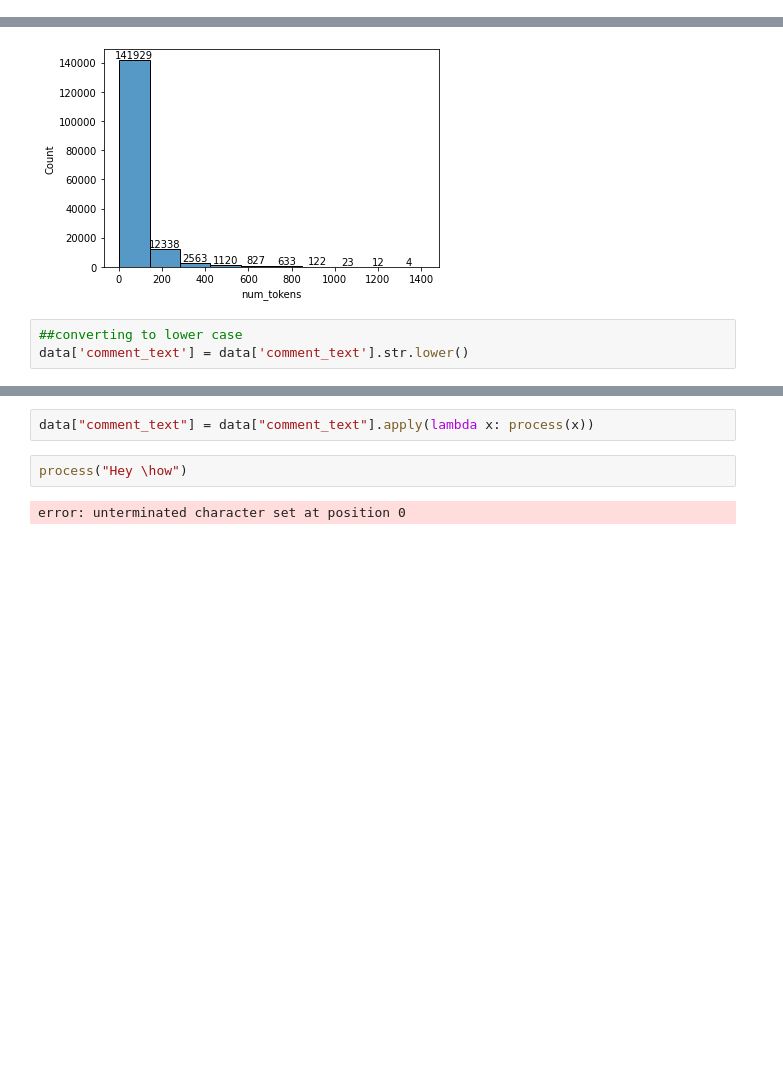
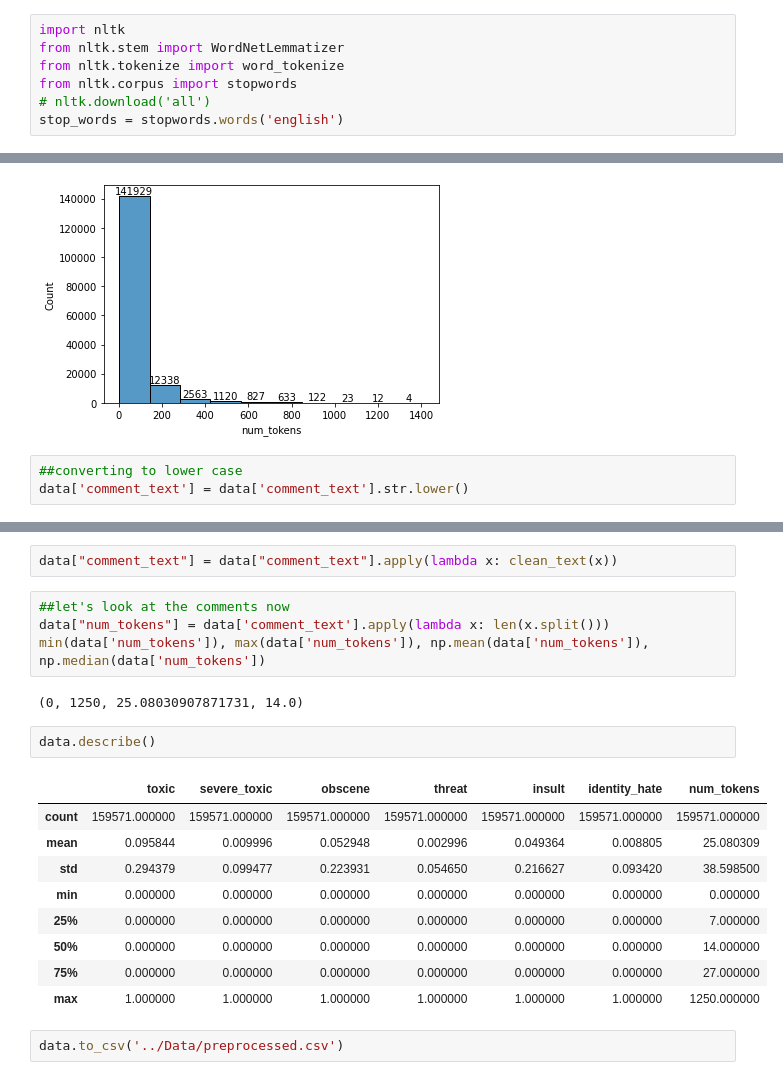
Before and after one commit to rp-86/NLP-learnings, a Jupyter notebook: Projects/text-toxicity-detection/notebooks/preprocess.ipynb, the cells around one changed output, grey strips where cells are left out. Saved outputs shown, nothing was run; the diff lists cells and outputs as text; blank space fills up the shorter version.

```diff
--- a/Projects/text-toxicity-detection/notebooks/preprocess.ipynb
+++ b/Projects/text-toxicity-detection/notebooks/preprocess.ipynb
@@ -7,3 +9,10 @@ import numpy as np
+# %%
+import nltk
+from nltk.stem import WordNetLemmatizer
+from nltk.tokenize import word_tokenize
+from nltk.corpus import stopwords
+# nltk.download('all')
+stop_words = stopwords.words('english')
 # %%
 data = pd.read_csv('../Data/train.csv')
 # %%
@@ -82,6 +207,22 @@ def process(txt):
 # %%
-data["comment_text"] = data["comment_text"].apply(lambda x: process(x))
+data["comment_text"] = data["comment_text"].apply(lambda x: clean_text(x))
-# %%
-process("Hey \how")
-# %% [output]
-error: unterminated character set at position 0
+# %%
+##let's look at the comments now
+data["num_tokens"] = data['comment_text'].apply(lambda x: len(x.split()))
+min(data['num_tokens']), max(data['num_tokens']), np.mean(data['num_tokens']), np.median(data['num_tokens'])
+# %% [output]
+(0, 1250, 25.08030907871731, 14.0)
+# %%
+data.describe()
+# %% [output]
+|  | toxic | severe_toxic | obscene | threat | insult | identity_hate | num_tokens |
+| count | 159571.000000 | 159571.000000 | 159571.000000 | 159571.000000 | 159571.000000 | 159571.000000 | 159571.000000 |
+| mean | 0.095844 | 0.009996 | 0.052948 | 0.002996 | 0.049364 | 0.008805 | 25.080309 |
+| std | 0.294379 | 0.099477 | 0.223931 | 0.054650 | 0.216627 | 0.093420 | 38.598500 |
+| min | 0.000000 | 0.000000 | 0.000000 | 0.000000 | 0.000000 | 0.000000 | 0.000000 |
+| 25% | 0.000000 | 0.000000 | 0.000000 | 0.000000 | 0.000000 | 0.000000 | 7.000000 |
+| 50% | 0.000000 | 0.000000 | 0.000000 | 0.000000 | 0.000000 | 0.000000 | 14.000000 |
+| 75% | 0.000000 | 0.000000 | 0.000000 | 0.000000 | 0.000000 | 0.000000 | 27.000000 |
+| max | 1.000000 | 1.000000 | 1.000000 | 1.000000 | 1.000000 | 1.000000 | 1250.000000 |
+# %%
+data.to_csv('../Data/preprocessed.csv')
```
Also changed, not shown: parts of 4 cells of this notebook, 5 other files.
